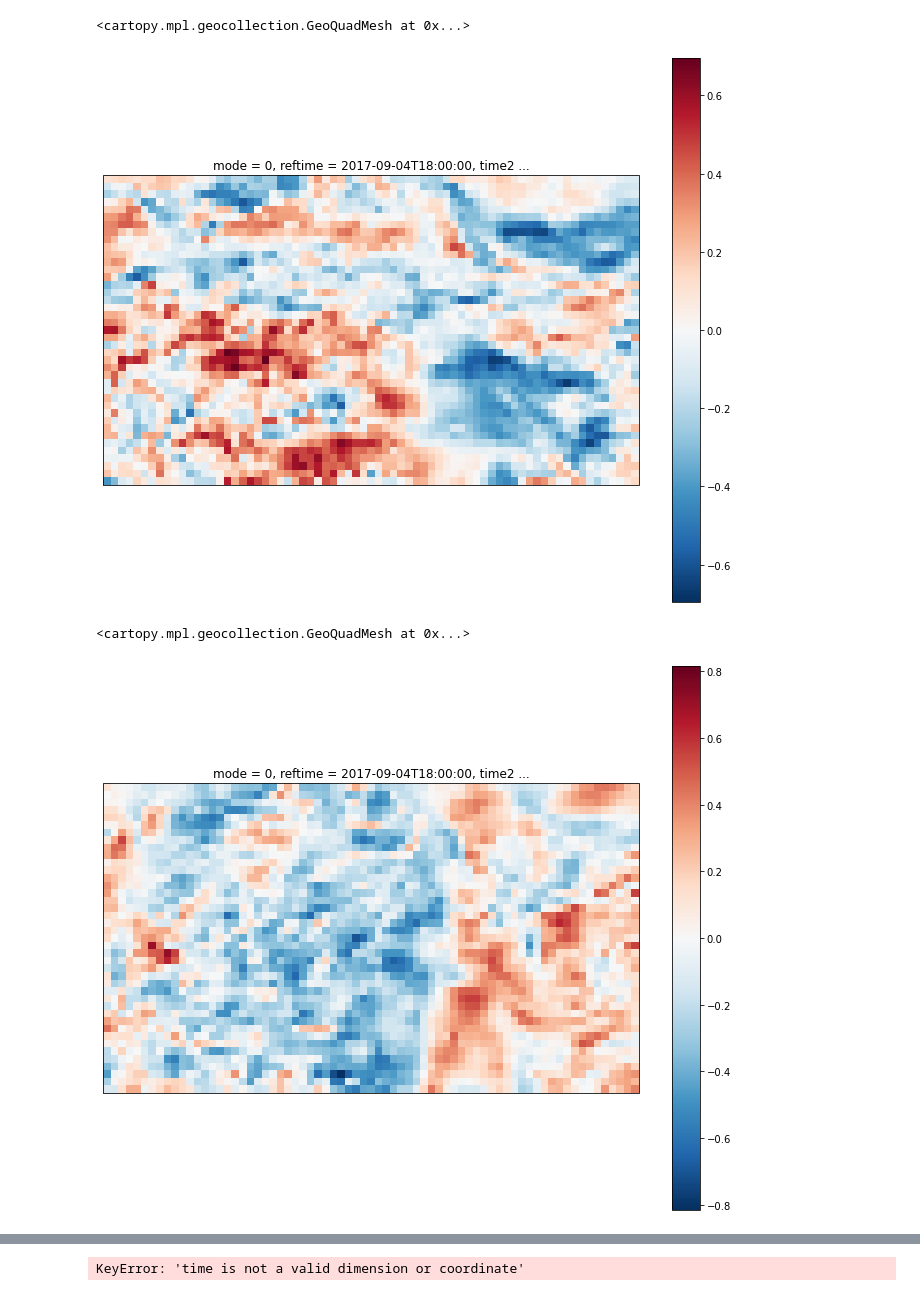
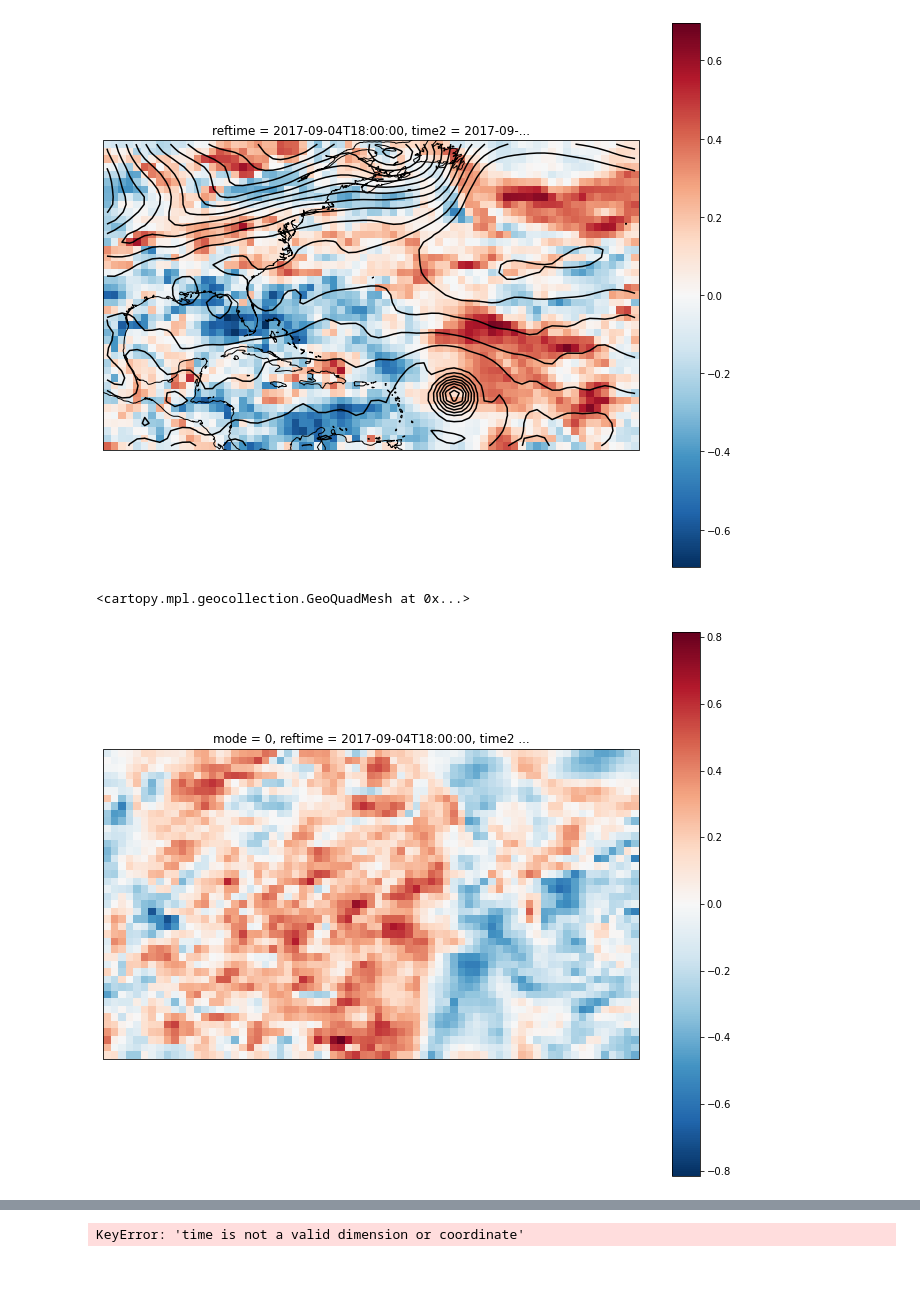
Before and after one commit to fuyihang98/MPO624_2022, a Jupyter notebook: Notebooks/Irma_Yihang.ipynb, the cells around one changed output, grey strips where cells are left out. Drawn from its saved outputs; the diff is of its cells as text; code cells hidden in the pictures.

```diff
--- a/Notebooks/Irma_Yihang.ipynb
+++ b/Notebooks/Irma_Yihang.ipynb
@@ -55,7 +55,7 @@ SLPmins = []
 # %%
 # Region, landfall time
 
-roi = ds.sel(lon=slice(360-90,360-70), lat=slice(35,15))
+roi = ds.sel(lon=slice(360-90,360-70), lat=slice(35,18))
 landfall = roi.sel(time2='2017-09-11 00:00:00')
 # %%
 projection = ccrs.PlateCarree()
@@ -142,13 +142,30 @@ ax.coastlines();
+# %%
+# Correlation of SLP AT ALL TIMES IN BIG REGION with LANDFALL TIME outcome measures.
+
+bigroi = ds.sel(lon=slice(360-90,360-70), lat=slice(35,18))
+
+# TRACK:
+# use the measure of NE-SW displacement: EOF1 Mode amplitude. Rename "time" to "ens" (Eofs package demanded it)
+pccor = xr.corr(pc[:,0], bigroi['Pressure_reduced_to_MSL_msl_ens'], dim="ens")
+
+# STRENGTH:
+# use with strength measure: SLPmins. Have to make it a xarray DataArray with dimesnion called "ens"
+xSLPmins = xr.DataArray(SLPmins, dims="ens")
+SLPcor =xr.corr(xSLPmins, bigroi['Pressure_reduced_to_MSL_msl_ens'], dim="ens")
 # %%
+# Necessary for a map
 projection = ccrs.PlateCarree()
 f, ax = plt.subplots(subplot_kw=dict(projection=projection), figsize=[12,10])
 
-bigroi = ds.sel(lon=slice(360-100,360-30), lat=slice(50,10))
-pccor = xr.corr(pc[:,0], bigroi['u-component_of_wind_height_above_ground_ens'], dim="ens")
+# Show PCcor field
 pccor[0].plot(ax=ax)
+
+# Overplot ensemble mean SLP so we can interpret correlations
+MSLP = ds_der.Pressure_reduced_to_MSL_msl_unweightedMean.sel(lon=slice(360-100,360-30), lat=slice(50,10))
+MSLP[0].plot.contour(colors='k',vmin=95000,vmax=102000,levels=35)
+ax.coastlines();
 # %% [output]
-<cartopy.mpl.geocollection.GeoQuadMesh at 0x...>
-[figure, old version]
+[figure, new version]
 # %%
 projection = ccrs.PlateCarree()
 f, ax = plt.subplots(subplot_kw=dict(projection=projection), figsize=[12,10])
@@ -158,7 +175,7 @@ pccor = xr.corr(pc[:,0], bigroi['v-component_of_wind_height_above_ground_ens'],
 pccor[0].plot(ax=ax)
 # %% [output]
 <cartopy.mpl.geocollection.GeoQuadMesh at 0x...>
-[figure, old version]
+[figure, new version]
 # %%
 projection = ccrs.PlateCarree()
 f, ax = plt.subplots(subplot_kw=dict(projection=projection), figsize=[12,6])
```
Also changed, not shown: parts of 8 cells of this notebook.
